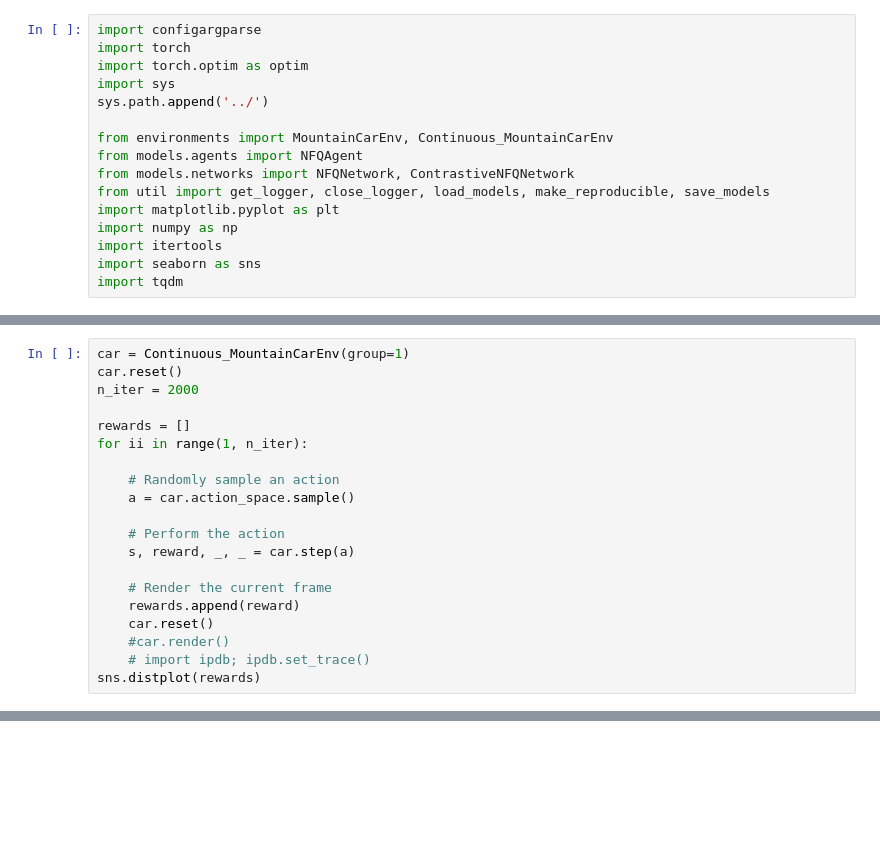
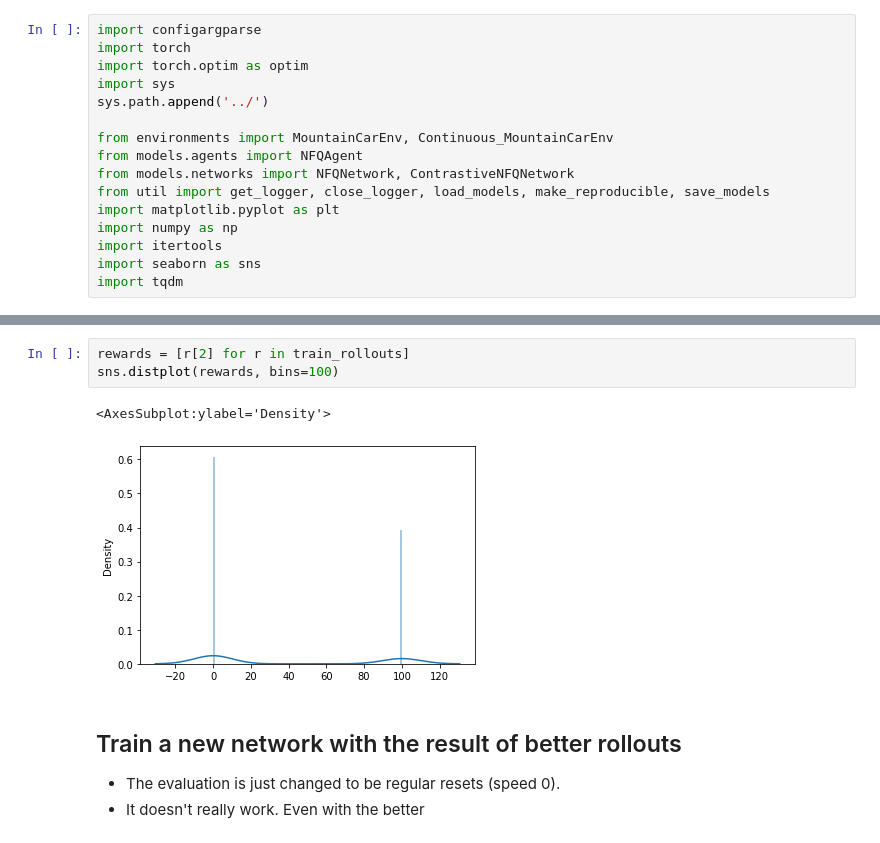
Before and after one commit to ArpiS/nested-policy-rl, a Jupyter notebook: simulated_fqi/mountaincar_arxiv.ipynb, the cells around one changed output, grey strips where cells are left out. Saved outputs shown, nothing was run; the diff lists cells and outputs as text; blank space fills up the shorter version.

Commit message:
evaluations still dont work

```diff
--- a/simulated_fqi/mountaincar_arxiv.ipynb
+++ b/simulated_fqi/mountaincar_arxiv.ipynb
@@ -56,20 +16,0 @@ sns.distplot(rewards)
-# %%
-car = Continuous_MountainCarEnv(group=1)
-car.reset()
-n_iter = 2000
-
-rewards = []
-for ii in range(1, n_iter):
-
-    # Randomly sample an action
-    a = car.action_space.sample()
-
-    # Perform the action
-    s, reward, _, _ = car.step(a)
-
-    # Render the current frame
-    rewards.append(reward)
-    car.reset()
-    #car.render()
-    # import ipdb; ipdb.set_trace()
-sns.distplot(rewards)
@@ -258,0 +283,10 @@ FG stayed up for steps:  [1, 0, 1, 1, 0, 1, 1, 0, 1, 1]
+# %%
+rewards = [r[2] for r in train_rollouts]
+sns.distplot(rewards, bins=100)
+# %% [output]
+<AxesSubplot:ylabel='Density'>
+[figure, added]
+# %% [markdown]
+## Train a new network with the result of better rollouts
+* The evaluation is just changed to be regular resets (speed 0).
+* It doesn't really work. Even with the better
```
Also changed, not shown: parts of 12 cells of this notebook, 1 other file.
